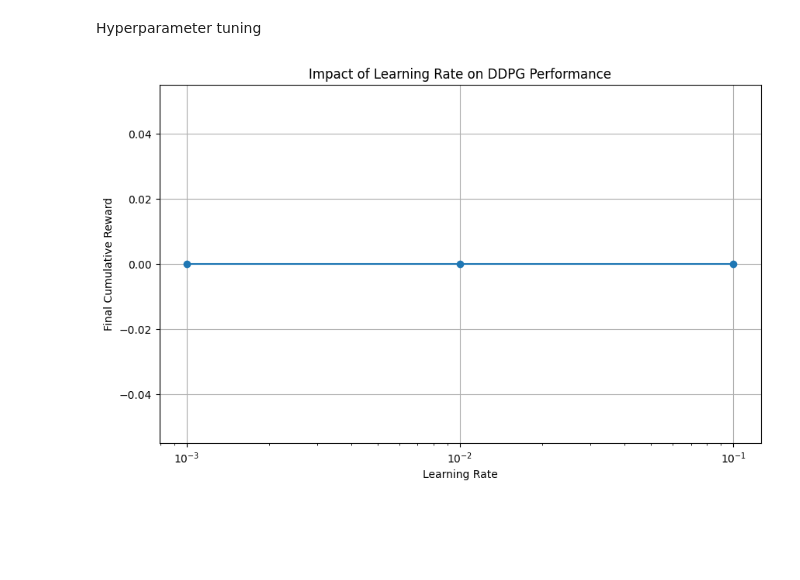
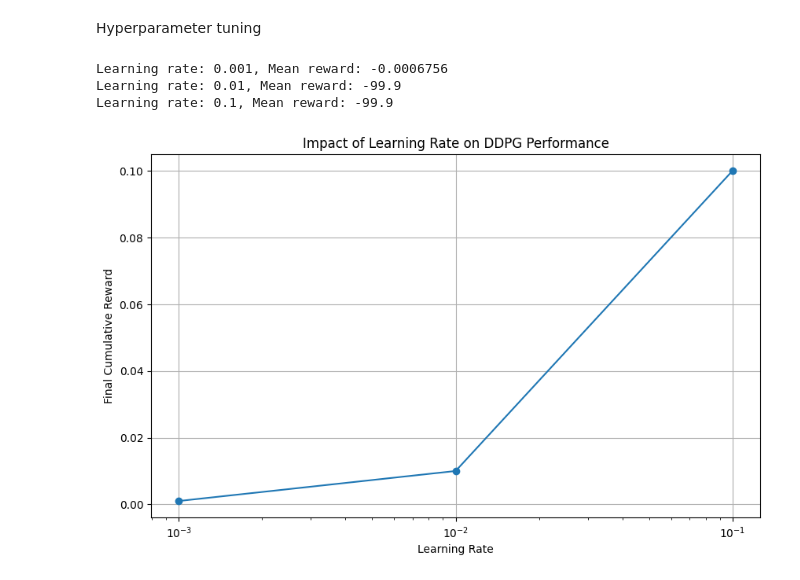
Before and after one commit to Cloudsky01/reinforcment-learning-project, a Jupyter notebook: ddpg.ipynb, the cells around one changed output. Drawn from its saved outputs; the diff is of its cells as text; code cells hidden in the pictures; blank space fills up the shorter version.

```diff
--- a/ddpg.ipynb
+++ b/ddpg.ipynb
@@ -60,7 +46,7 @@ class RewardLoggerCallback(BaseCallback):
 
 reward_logger = RewardLoggerCallback()
 
-model.learn(total_timesteps=10000, callback=reward_logger)
+trained_model = model.learn(total_timesteps=10000, callback=reward_logger)
 # %% [output]
 ---------------------------------
 | rollout/           |          |
@@ -108,17 +96,29 @@ plot_learning_curve(episodes, episode_rewards, 'ddpg_learning_curve.png')
 # %% [markdown]
 Hyperparameter tuning
 # %%
+final_rewards = [] # replace this with actual rewards
 learning_rates = [0.001, 0.01, 0.1]
-final_rewards = [0, 0, 0] # replace this with actual rewards
+for learning_rate in learning_rates:
+    model = DDPG(MlpPolicy, env, action_noise=action_noise, learning_rate=learning_rate, verbose=0)
+    model.learn(total_timesteps=10000)
+    mean_reward, _ = evaluate_policy(model, model.get_env(), n_eval_episodes=10)
+    final_rewards.append(learning_rate)
+    print(f"Learning rate: {learning_rate}, Mean reward: {mean_reward}")
+
+
+
 
 plt.figure(figsize=(10, 6))
 plt.plot(learning_rates, final_rewards, marker='o')
 plt.xlabel('Learning Rate')
 plt.ylabel('Final Cumulative Reward')
 plt.title('Impact of Learning Rate on DDPG Performance')
 plt.xscale('log')
 plt.grid(True)
 
 plt.show()
 # %% [output]
+Learning rate: 0.001, Mean reward: -0.0006756
+Learning rate: 0.01, Mean reward: -99.9
+Learning rate: 0.1, Mean reward: -99.9
-[figure, old version]
+[figure, new version]
```
Also changed, not shown: parts of 11 cells of this notebook.
